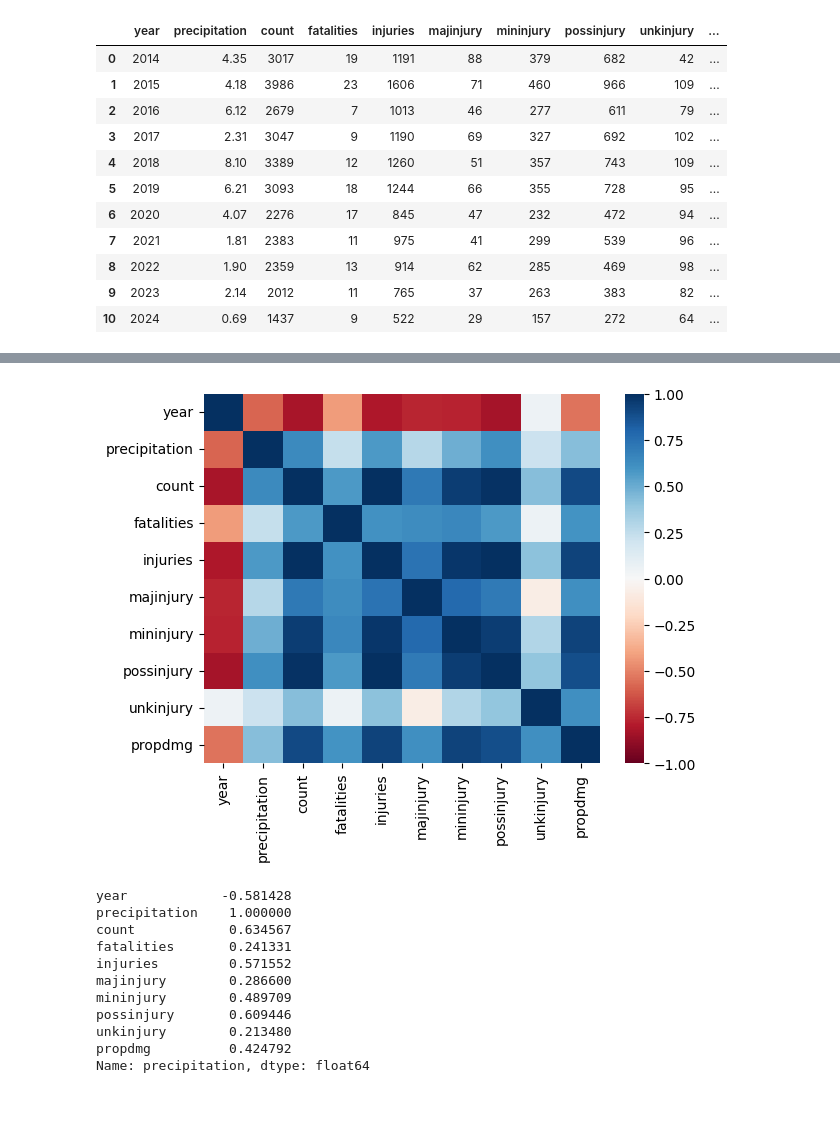
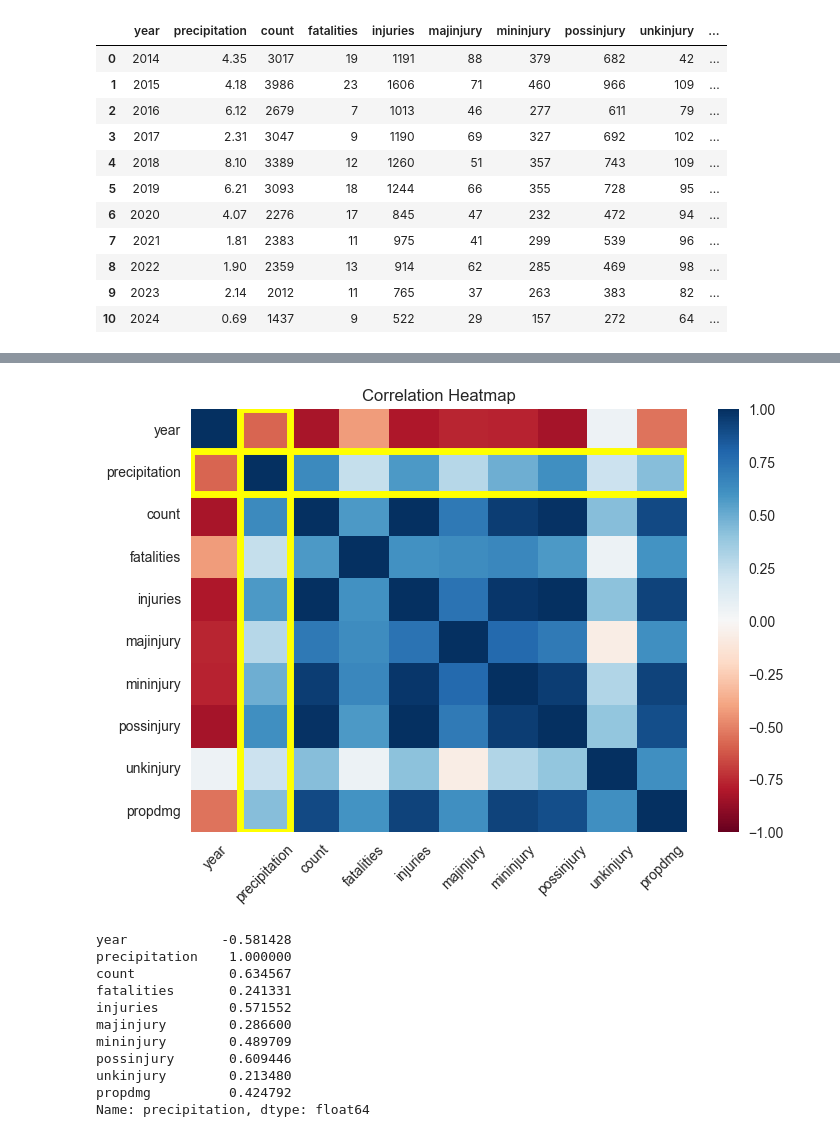
Before and after one commit to illinois-data-curation/ryan-ben-vital, a Jupyter notebook: src/ryan-analysis.ipynb, the cells around one changed output, grey strips where cells are left out. Cells and saved outputs as stored; diff of their text form; code cells hidden in the pictures; blank space fills up the shorter version.

```diff
--- a/src/ryan-analysis.ipynb
+++ b/src/ryan-analysis.ipynb
@@ -33,11 +33,21 @@ corr
 | possinjury | -0.835254 | 0.609446 | 0.991708 | 0.574760 | 0.994062 | 0.704619 | 0.945315 | 1.000000 | 0.395074 | ... |
 | unkinjury | 0.047444 | 0.213480 | 0.423034 | 0.059815 | 0.410455 | -0.075906 | 0.302123 | 0.395074 | 1.000000 | ... |
 | propdmg | -0.546172 | 0.424792 | 0.905953 | 0.594290 | 0.922063 | 0.609599 | 0.927888 | 0.884755 | 0.610805 | ... |
-# %%
-sns.heatmap(corr, vmin=-1, vmax=1, cmap='RdBu')
-plt.savefig("../results/heatmap.png")
-# %% [output]
-[figure, removed]
+# %%
+import matplotlib.patches as patches
+fig, ax = plt.subplots()
+sns.heatmap(corr, ax=ax, vmin=-1, vmax=1, cmap='RdBu')
+rect1 = patches.Rectangle((1, 0), width=1, height=corr.shape[0], fill=False, edgecolor="yellow", linewidth=5)
+rect2 = patches.Rectangle((0, 1), width=corr.shape[1], height=1, fill=False, edgecolor="yellow", linewidth=5)
+ax.add_patch(rect1)
+ax.add_patch(rect2)
+plt.xticks(rotation=45)
+
+
+plt.title("Correlation Heatmap")
+plt.savefig("../results/heatmap.png", bbox_inches='tight')
+# %% [output]
+[figure, added]
 # %%
 corr['precipitation']
 # %% [output]
```
Also changed, not shown: parts of 4 cells of this notebook, 6 other files.
